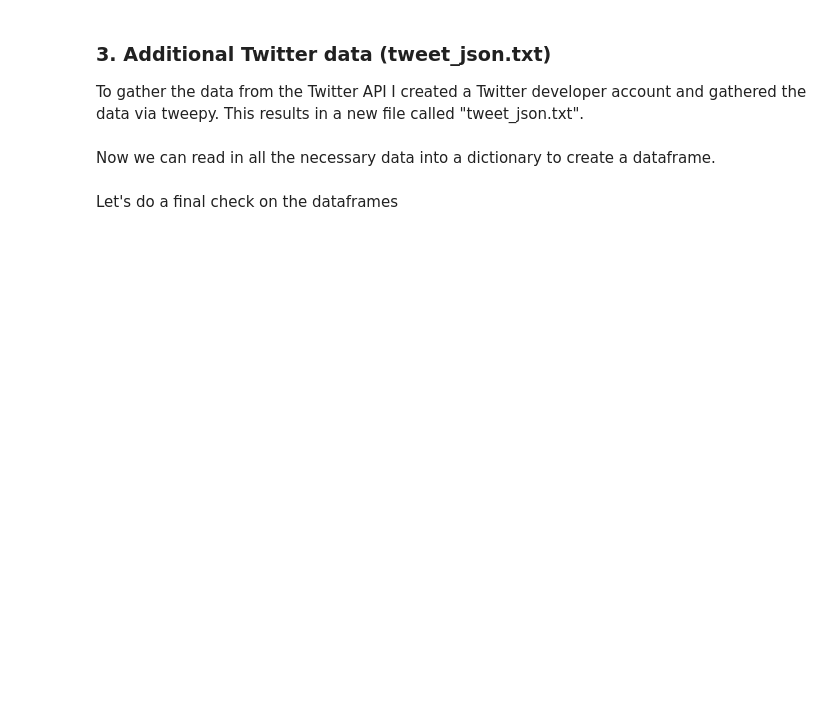
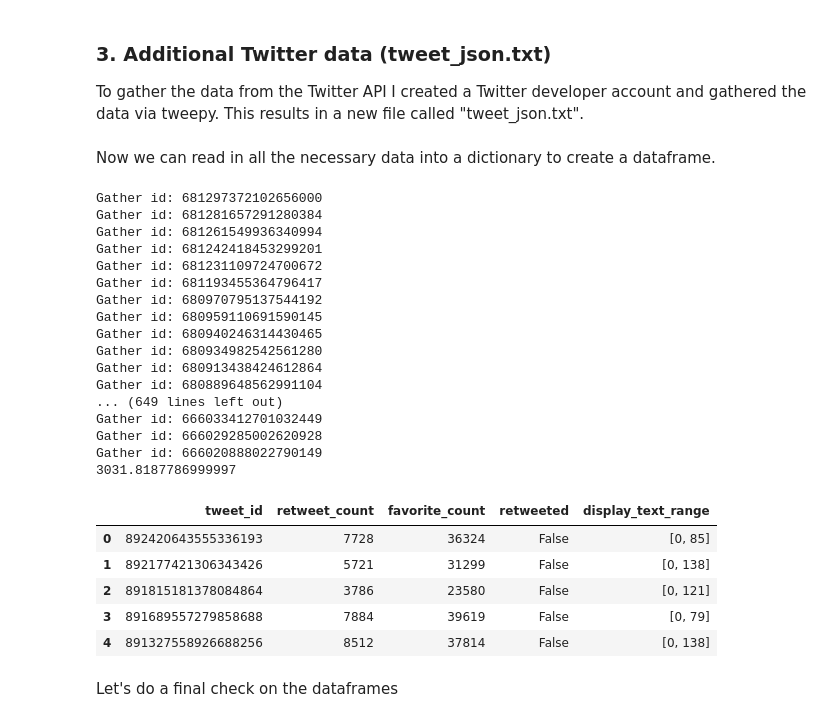
Before and after one commit to agpt8/WeRateDogs-Analysis, a Jupyter notebook: src/gather_data.ipynb, the cells around one changed output. Cells and saved outputs as stored; diff of their text form; code cells hidden in the pictures; blank space fills up the shorter version.

```diff
--- a/src/gather_data.ipynb
+++ b/src/gather_data.ipynb
@@ -61,10 +71,10 @@ df_predict.head(3)
 To gather the data from the Twitter API I created a Twitter developer account and gathered the data via tweepy. This results in a new file called "tweet_json.txt".
 # %%
 from timeit import default_timer as timer
-consumer_key = '<your key>'
-consumer_secret = '<your key>'
-access_token = '<your key>'
-access_secret = '<your key>'
+consumer_key = 'HDLUxAVriqnjzKt3BqFtGauRh'
+consumer_secret = 'uW0nKbojcbd2rDWaopwawB54ljdz9zhgdK8evpubGNN1fX5UbW'
+access_token = '551670793-1K1xeaWD2zoFM2PpeAQdjZrdodQTuIprRWlx3Rq9'
+access_secret = 'T6BehPkwML0mUYC6wSkiGe7dvLzOhklFUr8RJ8nYh8TUg'
 
 def scrape_twitter_timeline():
     # access the API
@@ -78,7 +88,7 @@ def scrape_twitter_timeline():
 
     # save the gathered data to a file
     start = timer()
-    with open("./data/raw/tweet_json.txt", "w") as file:
+    with open("../data/raw/tweet_json.txt", "w") as file:
         for ids in twitter_ids:
             print(f"Gather id: {ids}")
             try:
@@ -97,29 +107,53 @@ Now we can read in all the necessary data into a dictionary to create a datafram
 # %%
 api_data = []
 
 scrape_twitter_timeline()
 
 # read the created file
-with open("./data/raw/tweet_json.txt", "r") as f:
+with open("../data/raw/tweet_json.txt", "r") as f:
     for line in f:
         try:
             tweet = json.loads(line)
             # append a dictionary to the created list
             api_data.append({
                 "tweet_id": tweet["id"],
                 "retweet_count": tweet["retweet_count"],
                 "favorite_count": tweet["favorite_count"],
                 "retweeted": tweet["retweeted"],
                 "display_text_range": tweet["display_text_range"]
             })
 
             # tweet["entities"]["media"][0]["media_url"]
         except:
             print("Error.")
 
 df_api = pd.DataFrame(api_data, columns=[
                       "tweet_id", "retweet_count", "favorite_count", "retweeted", "display_text_range"])
 df_api.head()
+# %% [output]
+Gather id: 681297372102656000
+Gather id: 681281657291280384
+Gather id: 681261549936340994
+Gather id: 681242418453299201
+Gather id: 681231109724700672
+Gather id: 681193455364796417
+Gather id: 680970795137544192
+Gather id: 680959110691590145
+Gather id: 680940246314430465
+Gather id: 680934982542561280
+Gather id: 680913438424612864
+Gather id: 680889648562991104
+... (649 lines left out)
+Gather id: 666033412701032449
+Gather id: 666029285002620928
+Gather id: 666020888022790149
+3031.8187786999997
+|  | tweet_id | retweet_count | favorite_count | retweeted | display_text_range |
+| 0 | 892420643555336193 | 7728 | 36324 | False | [0, 85] |
+| 1 | 892177421306343426 | 5721 | 31299 | False | [0, 138] |
+| 2 | 891815181378084864 | 3786 | 23580 | False | [0, 121] |
+| 3 | 891689557279858688 | 7884 | 39619 | False | [0, 79] |
+| 4 | 891327558926688256 | 8512 | 37814 | False | [0, 138] |
 # %% [markdown]
 Let's do a final check on the dataframes
 # %%
```
Also changed, not shown: parts of 6 cells of this notebook.
